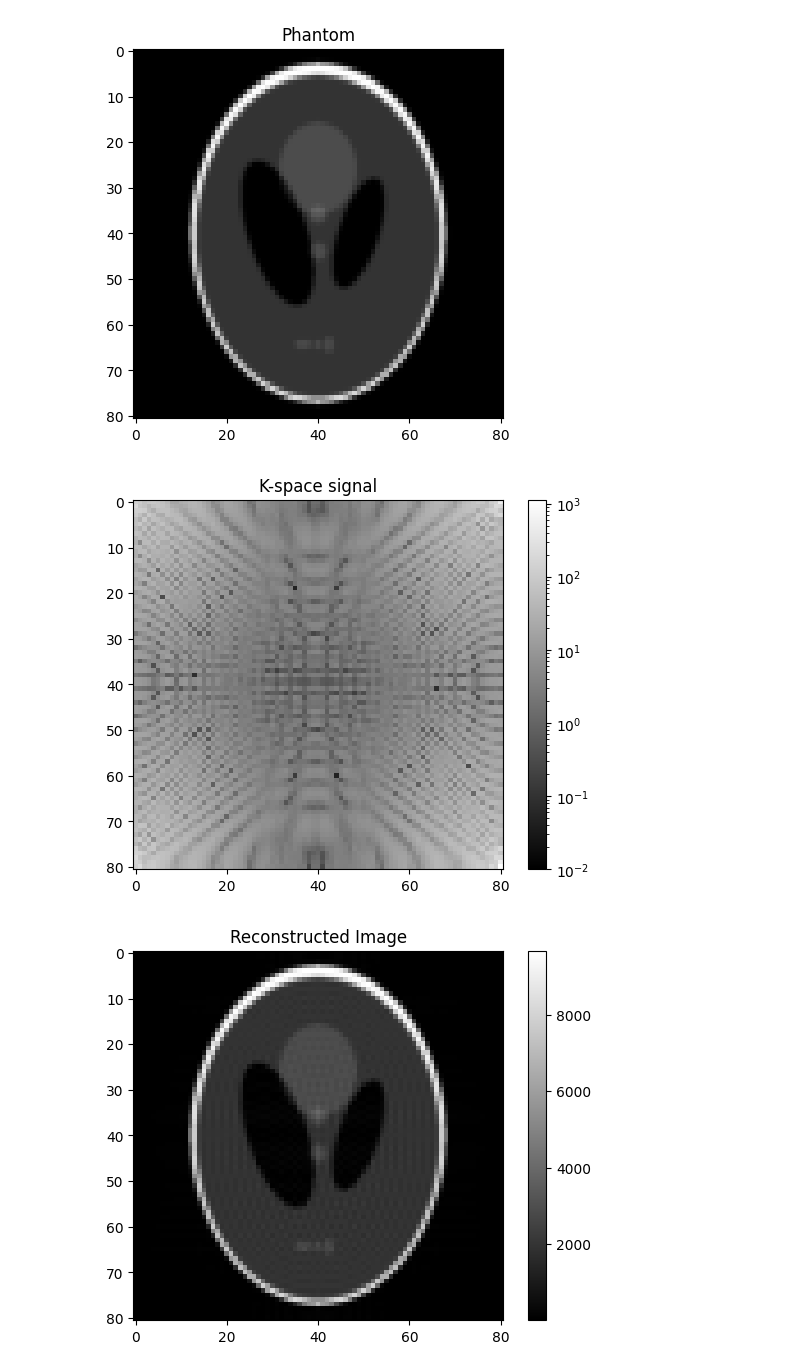
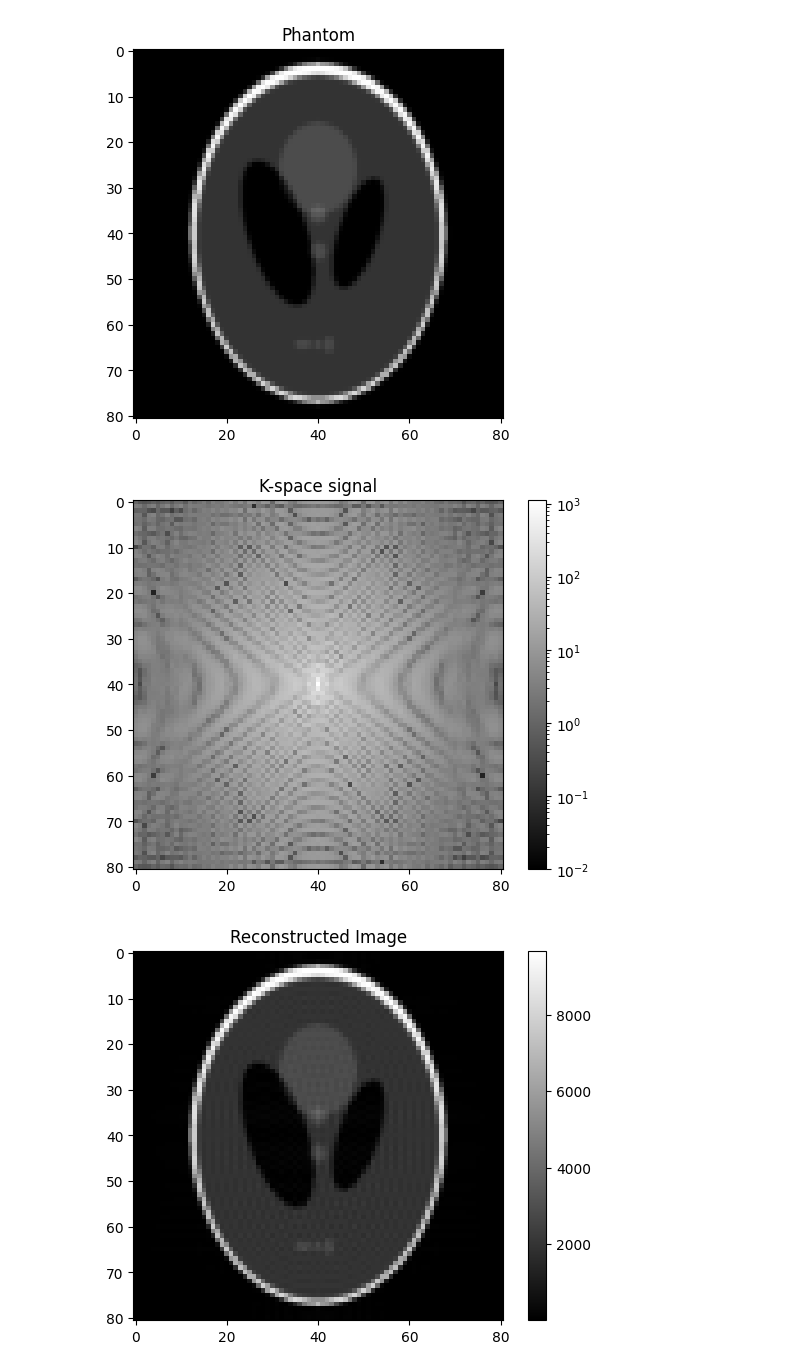
Before and after one commit to MaxStrey/Martinos_MR, a Jupyter notebook: Martinos_project/phantom_generation/phantom_6.ipynb, the cells around one changed output. Saved outputs shown, nothing was run; the diff lists cells and outputs as text; code cells hidden in the pictures.

```diff
--- a/Martinos_project/phantom_generation/phantom_6.ipynb
+++ b/Martinos_project/phantom_generation/phantom_6.ipynb
@@ -49,9 +49,7 @@ Gy = 0.004755753 * g_mult # Gradient strength in T/m
 # %% [output]
 [figure]
 # %%
-# RF pulse (90 degree flip)
-angle = np.pi / 2
-phantom *= np.exp(1j * angle)
+
 
 # Time intervals for the gradients
 tau = 2e-3
@@ -60,37 +58,35 @@ time = np.linspace(-tau/2,tau/2,N_spins)
 # B0 field inhomogeneities in the x and y directions
 
 # Gradient fields (assuming same for x and y directions)
 Gx_values = time * Gx
 Gy_values = time * Gx
 
 # k-space trajectory (assuming same for x and y directions)
 kx_values = gamma * Gx_values
 ky_values = gamma * Gy_values
 
 # Define field of view
 FOV = .2  # meters
 x_values = np.linspace(-FOV / 2, FOV / 2, N_spins)
 y_values = np.linspace(-FOV / 2, FOV / 2, N_spins)
 x_values, y_values = np.meshgrid(x_values, y_values)  # Create 2D coordinate grid
 
 
 # Compute k-space values
 k_space = np.zeros((N_spins, N_spins), dtype=np.complex128)
 for i, kx in enumerate(kx_values):
     for j, ky in enumerate(ky_values):
         k_space[i, j] = np.sum(phantom * np.exp(-1j * (kx * x_values + ky * y_values)))
 
-# Apply FFT shift
-k_space_shifted = fftshift(k_space)
 
 # Plot the absolute k-space signal
 plt.figure()
-plt.imshow(np.abs(k_space_shifted), cmap='gray', norm=LogNorm(vmin=0.01))
+plt.imshow(np.abs(k_space), cmap='gray', norm=LogNorm(vmin=0.01))
 plt.title('K-space signal')
 plt.colorbar()
 plt.show()
 # %% [output]
-[figure, old version]
+[figure, new version]
 # %%
 x_values_1 = np.linspace(-FOV / 2, FOV / 2, N_spins)
 y_values_1 = np.linspace(-FOV / 2, FOV / 2, N_spins)
```
Also changed, not shown: 2 other files.
